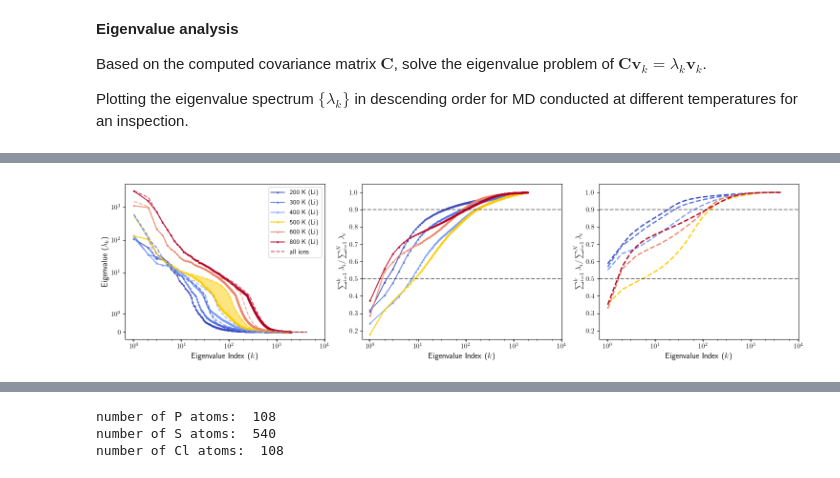
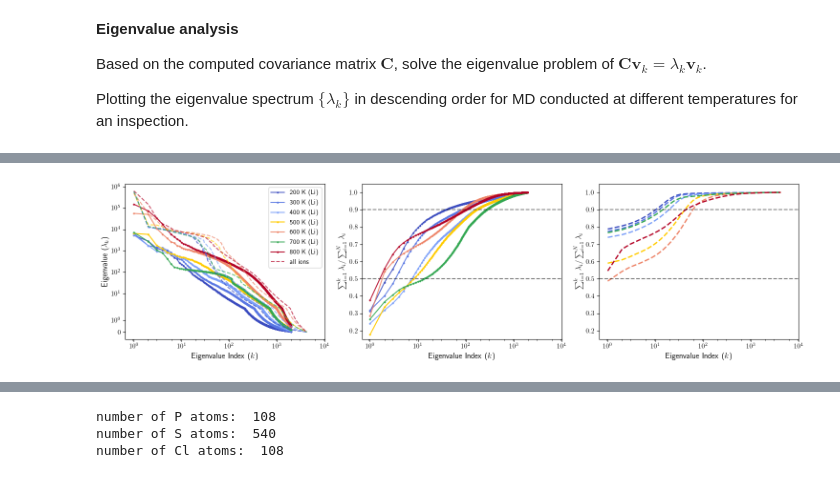
Before and after one commit to yangjackie/diffuser, a Jupyter notebook: essential_dynamics.ipynb, the cells around one changed output, grey strips where cells are left out. Drawn from its saved outputs; the diff is of its cells as text; code cells hidden in the pictures.

```diff
--- a/essential_dynamics.ipynb
+++ b/essential_dynamics.ipynb
@@ -25,7 +25,7 @@ def _progress(iterable, **kwargs):
     return iterable
 # %%
 # load the molecular dynamics trajectory
-traj_directory = "/Volumes/Expansion/Jack_work_data/LiPSCl-diffusion/nve_md/FT_MACE_long_traj/200_K/"
+traj_directory = "/Users/jackyang-macmini/Dropbox/Documents/projects/artificial_intelligence/LiPSCl-diffusion/nve_md/FT_MACE_long_traj/400_K/"
 all_traj_files = glob.glob(traj_directory + "nve_md_*.traj")
 traj = []
 for i in range(len(all_traj_files)):
@@ -116,7 +140,7 @@ eigenvalues_300K, eigenvectors_300K = np.linalg.eigh(covariance_matrix_300K)
 eigenvalues_400K, eigenvectors_400K = np.linalg.eigh(covariance_matrix_400K)
 eigenvalues_500K, eigenvectors_500K = np.linalg.eigh(covariance_matrix_500K)
 eigenvalues_600K, eigenvectors_600K = np.linalg.eigh(covariance_matrix_600K)
-#eigenvalues_700K, eigenvectors_700K = np.linalg.eigh(covariance_matrix_700K)
+eigenvalues_700K, eigenvectors_700K = np.linalg.eigh(covariance_matrix_700K)
 eigenvalues_800K, eigenvectors_800K = np.linalg.eigh(covariance_matrix_800K)
 
 #sort the eigenvectors according to descending order of eigenvalues
@@ -125,7 +149,7 @@ eigenvectors_300K = eigenvectors_300K[:, np.argsort(eigenvalues_300K)[::-1]]
 eigenvectors_400K = eigenvectors_400K[:, np.argsort(eigenvalues_400K)[::-1]]
 eigenvectors_500K = eigenvectors_500K[:, np.argsort(eigenvalues_500K)[::-1]]
 eigenvectors_600K = eigenvectors_600K[:, np.argsort(eigenvalues_600K)[::-1]]
-#eigenvectors_700K = eigenvectors_700K[:, np.argsort(eigenvalues_700K)[::-1]]
+eigenvectors_700K = eigenvectors_700K[:, np.argsort(eigenvalues_700K)[::-1]]
 eigenvectors_800K = eigenvectors_800K[:, np.argsort(eigenvalues_800K)[::-1]]
 
 #pick a color from the matplotlib colormap for each temperature
@@ -144,7 +168,7 @@ ax[0].plot([i+1 for i in range(len(eigenvalues_300K))], np.sort(eigenvalues_300K
 ax[0].plot([i+1 for i in range(len(eigenvalues_400K))], np.sort(eigenvalues_400K, axis=None)[::-1],'o-', c=color_400K, label='400 K',alpha=0.7,markersize=2)
 ax[0].plot([i+1 for i in range(len(eigenvalues_500K))], np.sort(eigenvalues_500K, axis=None)[::-1],'o-', c=color_500K, label='500 K',alpha=0.7,markersize=2)
 ax[0].plot([i+1 for i in range(len(eigenvalues_600K))], np.sort(eigenvalues_600K, axis=None)[::-1],'o-', c=color_600K, label='600 K',alpha=0.7,markersize=2)
-#ax[0].plot([i+1 for i in range(len(eigenvalues_700K))], np.sort(eigenvalues_700K, axis=None)[::-1],'o-', c=color_700K, label='700 K',alpha=0.7,markersize=2)
+ax[0].plot([i+1 for i in range(len(eigenvalues_700K))], np.sort(eigenvalues_700K, axis=None)[::-1],'o-', c=color_700K, label='700 K',alpha=0.7,markersize=2)
 ax[0].plot([i+1 for i in range(len(eigenvalues_800K))], np.sort(eigenvalues_800K, axis=None)[::-1],'o-', c=color_800K, label='800 K',alpha=0.7,markersize=2)
 
 ax[0].set_yscale("symlog")
@@ -159,7 +183,7 @@ _eigenvalues_600K = np.sort(eigenvalues_600K, axis=None)[::-1]
 _eigenvalues_300K = np.sort(eigenvalues_300K, axis=None)[::-1]
 _eigenvalues_500K = np.sort(eigenvalues_500K, axis=None)[::-1]
 _eigenvalues_400K = np.sort(eigenvalues_400K, axis=None)[::-1]
-#_eigenvalues_700K = np.sort(eigenvalues_700K, axis=None)[::-1]
+_eigenvalues_700K = np.sort(eigenvalues_700K, axis=None)[::-1]
 _eigenvalues_800K = np.sort(eigenvalues_800K, axis=None)[::-1]
 
 ax[1].plot([i+1 for i in range(len(eigenvalues_200K))], [np.sum(_eigenvalues_200K[:i+1])/np.sum(eigenvalues_200K) for i in range(len(eigenvalues_200K))],'-o', c=color_200K, label='200 K',alpha=0.7,markersize=2)
@@ -167,7 +191,7 @@ ax[1].plot([i+1 for i in range(len(eigenvalues_300K))], [np.sum(_eigenvalues_300
 ax[1].plot([i+1 for i in range(len(eigenvalues_400K))], [np.sum(_eigenvalues_400K[:i+1])/np.sum(eigenvalues_400K) for i in range(len(eigenvalues_400K))],'-o', c=color_400K, label='400 K',alpha=0.7,markersize=2)
 ax[1].plot([i+1 for i in range(len(eigenvalues_500K))], [np.sum(_eigenvalues_500K[:i+1])/np.sum(eigenvalues_500K) for i in range(len(eigenvalues_500K))],'-o', c=color_500K, label='500 K',alpha=0.7,markersize=2)
 ax[1].plot([i+1 for i in range(len(eigenvalues_600K))], [np.sum(_eigenvalues_600K[:i+1])/np.sum(eigenvalues_600K) for i in range(len(eigenvalues_600K))],'-o', c=color_600K, label='600 K',alpha=0.7,markersize=2)
-#ax[1].plot([i+1 for i in range(len(eigenvalues_700K))], [np.sum(_eigenvalues_700K[:i+1])/np.sum(eigenvalues_700K) for i in range(len(eigenvalues_700K))],'-o', c=color_700K, label='700 K',alpha=0.7,markersize=2)
+ax[1].plot([i+1 for i in range(len(eigenvalues_700K))], [np.sum(_eigenvalues_700K[:i+1])/np.sum(eigenvalues_700K) for i in range(len(eigenvalues_700K))],'-o', c=color_700K, label='700 K',alpha=0.7,markersize=2)
 ax[1].plot([i+1 for i in range(len(eigenvalues_800K))], [np.sum(_eigenvalues_800K[:i+1])/np.sum(eigenvalues_800K) for i in range(len(eigenvalues_800K))],'-o', c=color_800K, label='800 K',alpha=0.7,markersize=2)
 ax[1].set_xscale("log")
 #ax[1].set_yscale("log")
@@ -185,7 +209,7 @@ plt.show()
 # repeat the above analysis but for particular sublattice only
 element = "Li"
 input_atom_order = read(
-    "/Users/jackyang-macmini/OneDrive - UNSW/Documents/Projects/artificial_intelligence/LiPSCl-diffusion/nve_md/FT_MACE_long_traj/600_K/CONTCAR"
+    "/Users/jackyang-macmini/Dropbox/Documents/projects/artificial_intelligence/LiPSCl-diffusion/nve_md/FT_MACE_long_traj/600_K/CONTCAR"
 ).get_chemical_symbols()
 element_indices = [i for i, symbol in enumerate(input_atom_order) if symbol == element]
 element_indices = list(np.array([[3 * i, 3 * i + 1, 3 * i + 2] for i in element_indices]).reshape(-1))
@@ -199,7 +223,7 @@ color_300K = colors[1]
 color_400K = colors[2]
 color_500K = "#FFCC00"
 color_600K = colors[8]
-color_700K = colors[9]
+color_700K = "#34A853"
 color_800K = colors[10]
 
 # now in the covariance matrix, only keep the rows and columns corresponding to the Li sublattice
@@ -208,22 +232,23 @@ covariance_matrix_300K_element = covariance_matrix_300K[np.ix_(element_indices,
 covariance_matrix_400K_element = covariance_matrix_400K[np.ix_(element_indices, element_indices)]
 covariance_matrix_500K_element = covariance_matrix_500K[np.ix_(element_indices, element_indices)]
 covariance_matrix_600K_element = covariance_matrix_600K[np.ix_(element_indices, element_indices)]
-#covariance_matrix_700K_element = covariance_matrix_700K[np.ix_(element_indices, element_indices)]
+covariance_matrix_700K_element = covariance_matrix_700K[np.ix_(element_indices, element_indices)]
 covariance_matrix_800K_element = covariance_matrix_800K[np.ix_(element_indices, element_indices)]
 eigenvalues_200K_element, eigenvectors_200K_element = np.linalg.eigh(covariance_matrix_200K_element)
 eigenvalues_300K_element, eigenvectors_300K_element = np.linalg.eigh(covariance_matrix_300K_element)
 eigenvalues_400K_element, eigenvectors_400K_element = np.linalg.eigh(covariance_matrix_400K_element)
 eigenvalues_500K_element, eigenvectors_500K_element = np.linalg.eigh(covariance_matrix_500K_element)
 eigenvalues_600K_element, eigenvectors_600K_element = np.linalg.eigh(covariance_matrix_600K_element)
-# eigenvalues_700K_element, eigenvectors_700K_element = np.linalg.eigh(covariance_matrix_700K_element)
+eigenvalues_700K_element, eigenvectors_700K_element = np.linalg.eigh(covariance_matrix_700K_element)
 eigenvalues_800K_element, eigenvectors_800K_element = np.linalg.eigh(covariance_matrix_800K_element)
+
 # sort the eigenvectors according to descending order of eigenvalues
 eigenvectors_200K_element = eigenvectors_200K_element[:, np.argsort(eigenvalues_200K_element)[::-1]]
 eigenvectors_300K_element = eigenvectors_300K_element[:, np.argsort(eigenvalues_300K_element)[::-1]]
 eigenvectors_400K_element = eigenvectors_400K_element[:, np.argsort(eigenvalues_400K_element)[::-1]]
 eigenvectors_500K_element = eigenvectors_500K_element[:, np.argsort(eigenvalues_500K_element)[::-1]]
 eigenvectors_600K_element = eigenvectors_600K_element[:, np.argsort(eigenvalues_600K_element)[::-1]]
-# eigenvectors_700K_element = eigenvectors_700K_element[:, np.argsort(eigenvalues_700K_element)[::-1]]
+eigenvectors_700K_element = eigenvectors_700K_element[:, np.argsort(eigenvalues_700K_element)[::-1]]
 eigenvectors_800K_element = eigenvectors_800K_element[:, np.argsort(eigenvalues_800K_element)[::-1]]
 # plot the eigenvalues for the Li sublattice only, using a different color for each temperature
 
@@ -234,7 +259,7 @@ ax[0].plot([i+1 for i in range(len(eigenvalues_300K_element))], np.sort(eigenval
 ax[0].plot([i+1 for i in range(len(eigenvalues_400K_element))], np.sort(eigenvalues_400K_element, axis=None)[::-1],'o-', c=color_400K, label='400 K ('+element+')',alpha=0.9,markersize=2)
 ax[0].plot([i+1 for i in range(len(eigenvalues_500K_element))], np.sort(eigenvalues_500K_element, axis=None)[::-1],'o-', c=color_500K, label='500 K ('+element+')',alpha=1,markersize=2)
 ax[0].plot([i+1 for i in range(len(eigenvalues_600K_element))], np.sort(eigenvalues_600K_element, axis=None)[::-1],'o-', c=color_600K, label='600 K ('+element+')',alpha=0.9,markersize=2)
-# ax[0].plot([i+1 for i in range(len(eigenvalues_700K_element))], np.sort(eigenvalues_700K_element, axis=None)[::-1],'o-', c=color_700K, label='700 K ('+element+')',alpha=0.9,markersize=2)
+ax[0].plot([i+1 for i in range(len(eigenvalues_700K_element))], np.sort(eigenvalues_700K_element, axis=None)[::-1],'o-', c=color_700K, label='700 K ('+element+')',alpha=0.9,markersize=2)
 ax[0].plot([i+1 for i in range(len(eigenvalues_800K_element))], np.sort(eigenvalues_800K_element, axis=None)[::-1],'o-', c=color_800K, label='800 K ('+element+')',alpha=0.9,markersize=2)
 
 ax[0].plot([i + 1 for i in range(len(eigenvalues_200K))], np.sort(eigenvalues_200K, axis=None)[::-1], "--", c=color_200K,  alpha=0.7)
@@ -242,17 +267,26 @@ ax[0].plot([i + 1 for i in range(len(eigenvalues_300K))], np.sort(eigenvalues_30
 ax[0].plot([i + 1 for i in range(len(eigenvalues_400K))], np.sort(eigenvalues_400K, axis=None)[::-1], "--", c=color_400K, alpha=0.7)
 ax[0].plot([i + 1 for i in range(len(eigenvalues_500K))], np.sort(eigenvalues_500K, axis=None)[::-1], "--", c=color_500K, alpha=0.7)
 ax[0].plot([i + 1 for i in range(len(eigenvalues_600K))], np.sort(eigenvalues_600K, axis=None)[::-1], "--", c=color_600K, alpha=0.7)
-# ax[0].plot([i + 1 for i in range(len(eigenvalues_700K))], np.sort(eigenvalues_700K, axis=None)[::-1], "--", c='k', alpha=0.7)
+ax[0].plot([i + 1 for i in range(len(eigenvalues_700K))], np.sort(eigenvalues_700K, axis=None)[::-1], "--", c=color_700K, alpha=0.7)
 ax[0].plot([i + 1 for i in range(len(eigenvalues_800K))], np.sort(eigenvalues_800K, axis=None)[::-1], "--", c=color_800K, label="all ions", alpha=0.7)
 
-x_indices = [i+1 for i in range(len(eigenvalues_200K_element)) if i+1>= 10 and i+1 <= 300]
-ax[0].fill_between(
-    x_indices,
-    [np.sort(eigenvalues_500K_element, axis=None)[::-1][i] for i in range(len(eigenvalues_500K_element)) if i + 1 >= 10 and i + 1 <= 300],
-    [np.sort(eigenvalues_500K, axis=None)[::-1][i] for i in range(len(eigenvalues_500K)) if i + 1 >= 10 and i + 1 <= 300],
-    color=color_500K,
-    alpha=0.5,
-)
+#x_indices = [i+1 for i in range(len(eigenvalues_200K_element)) if i+1>= 10 and i+1 <= 300]
+#ax[0].fill_between(
+#    x_indices,
+#    [np.sort(eigenvalues_500K_element, axis=None)[::-1][i] for i in range(len(eigenvalues_500K_element)) if i + 1 >= 10 and i + 1 <= 300],
+#    [np.sort(eigenvalues_500K, axis=None)[::-1][i] for i in range(len(eigenvalues_500K)) if i + 1 >= 10 and i + 1 <= 300],
+#    color=color_500K,
+#    alpha=0.5,
+#)
+
+#x_indices = [i + 1 for i in range(len(eigenvalues_200K_element)) if i + 1 >= 1 and i + 1 <= 15]
+#ax[0].fill_between(
+#    x_indices,
+#    [np.sort(eigenvalues_700K_element, axis=None)[::-1][i] for i in range(len(eigenvalues_700K_element)) if i + 1 >= 1 and i + 1 <= 15],
+#    [np.sort(eigenvalues_700K, axis=None)[::-1][i] for i in range(len(eigenvalues_700K)) if i + 1 >= 1 and i + 1 <= 15],
+#    color=color_700K,
+#    alpha=0.5,
+#)
 
 
 ax[0].set_yscale("symlog")
@@ -270,14 +304,14 @@ _eigenvalues_300K_element = np.sort(eigenvalues_300K_element, axis=None)[::-1]
 _eigenvalues_600K_element = np.sort(eigenvalues_600K_element, axis=None)[::-1]
 _eigenvalues_400K_element = np.sort(eigenvalues_400K_element, axis=None)[::-1]
 _eigenvalues_500K_element = np.sort(eigenvalues_500K_element, axis=None)[::-1]
-# _eigenvalues_700K_element = np.sort(eigenvalues_700K_element, axis=None)[::-1]
+_eigenvalues_700K_element = np.sort(eigenvalues_700K_element, axis=None)[::-1]
 _eigenvalues_800K_element = np.sort(eigenvalues_800K_element, axis=None)[::-1]
 ax[1].plot([i+1 for i in range(len(eigenvalues_200K_element))], [np.sum(_eigenvalues_200K_element[:i+1])/np.sum(eigenvalues_200K_element) for i in range(len(eigenvalues_200K_element))],'-o', c=color_200K, label='200 K ('+element+')',alpha=0.9,markersize=2)
 ax[1].plot([i+1 for i in range(len(eigenvalues_300K_element))], [np.sum(_eigenvalues_300K_element[:i+1])/np.sum(eigenvalues_300K_element) for i in range(len(eigenvalues_300K_element))],'-o', c=color_300K, label='300 K ('+element+')',alpha=0.9,markersize=2)
 ax[1].plot([i+1 for i in range(len(eigenvalues_400K_element))], [np.sum(_eigenvalues_400K_element[:i+1])/np.sum(eigenvalues_400K_element) for i in range(len(eigenvalues_400K_element))],'-o', c=color_400K, label='400 K ('+element+')',alpha=0.9,markersize=2)
 ax[1].plot([i+1 for i in range(len(eigenvalues_500K_element))], [np.sum(_eigenvalues_500K_element[:i+1])/np.sum(eigenvalues_500K_element) for i in range(len(eigenvalues_500K_element))],'-o', c=color_500K, label='500 K ('+element+')',alpha=1,markersize=2)
 ax[1].plot([i+1 for i in range(len(eigenvalues_600K_element))], [np.sum(_eigenvalues_600K_element[:i+1])/np.sum(eigenvalues_600K_element) for i in range(len(eigenvalues_600K_element))],'-o', c=color_600K, label='600 K ('+element+')',alpha=0.9,markersize=2)
-# ax[1].plot([i+1 for i in range(len(eigenvalues_700K_element))], [np.sum(_eigenvalues_700K_element[:i+1])/np.sum(eigenvalues_700K_element) for i in range(len(eigenvalues_700K_element))],'-o', c=color_700K, label='700 K ('+element+')',alpha=0.9,markersize=2)
+ax[1].plot([i+1 for i in range(len(eigenvalues_700K_element))], [np.sum(_eigenvalues_700K_element[:i+1])/np.sum(eigenvalues_700K_element) for i in range(len(eigenvalues_700K_element))],'-o', c=color_700K, label='700 K ('+element+')',alpha=0.9,markersize=2)
 ax[1].plot([i+1 for i in range(len(eigenvalues_800K_element))], [np.sum(_eigenvalues_800K_element[:i+1])/np.sum(eigenvalues_800K_element) for i in range(len(eigenvalues_800K_element))],'-o', c=color_800K, label='800 K ('+element+')',alpha=0.9,markersize=2)
 
 
@@ -286,36 +320,38 @@ ax[1].set_xticks([1, 10, 100, 1000, 10000], labels=["$10^0$", "$10^1$", "$10^2$"
 ax[1].set_xlabel('Eigenvalue Index ($k$)', fontsize=12)
 ax[1].set_ylabel('$\\sum_{i=1}^k \\lambda_i / \\sum_{i=1}^N \\lambda_i$', fontsize=12)
 ax[1].tick_params(axis='both', which='both', labelsize=10)
 # ax[1].legend()
 ax[1].axhline(0.9, c='k', ls='--', alpha=0.5)
 ax[1].axhline(0.5, c='k', ls='--', alpha=0.5)
 ax[1].set_ylim([0.15, 1.05])
 
 
 ax[2].plot([i + 1 for i in range(len(eigenvalues_200K))],[np.sum(_eigenvalues_200K[: i + 1]) / np.sum(eigenvalues_200K) for i in range(len(eigenvalues_200K))],"--",c=color_200K,markersize=2,label="total",lw=2)
 ax[2].plot([i + 1 for i in range(len(eigenvalues_300K))],[np.sum(_eigenvalues_300K[: i + 1]) / np.sum(eigenvalues_300K) for i in range(len(eigenvalues_300K))],"--",c=color_300K,markersize=2,lw=2)
 ax[2].plot([i + 1 for i in range(len(eigenvalues_400K))],[np.sum(_eigenvalues_400K[: i + 1]) / np.sum(eigenvalues_400K) for i in range(len(eigenvalues_400K))],"--",c=color_400K,markersize=2,lw=2)
 ax[2].plot([i + 1 for i in range(len(eigenvalues_500K))],[np.sum(_eigenvalues_500K[: i + 1]) / np.sum(eigenvalues_500K) for i in range(len(eigenvalues_500K))],"--",c=color_500K,markersize=2,lw=2)
 ax[2].plot([i + 1 for i in range(len(eigenvalues_600K))],[np.sum(_eigenvalues_600K[: i + 1]) / np.sum(eigenvalues_600K) for i in range(len(eigenvalues_600K))],"--",c=color_600K,markersize=2,lw=2)
-# ax[2].plot([i + 1 for i in range(len(eigenvalues_700K))],[np.sum(_eigenvalues_700K[: i + 1]) / np.sum(eigenvalues_700K) for i in range(len(eigenvalues_700K))],"--",c=color_700K,markersize=2, lw=2)
+ax[2].plot([i + 1 for i in range(len(eigenvalues_700K))],[np.sum(_eigenvalues_700K[: i + 1]) / np.sum(eigenvalues_700K) for i in range(len(eigenvalues_700K))],"--",c=color_700K,markersize=2, lw=2)
 ax[2].plot([i + 1 for i in range(len(eigenvalues_800K))],[np.sum(_eigenvalues_800K[: i + 1]) / np.sum(eigenvalues_800K) for i in range(len(eigenvalues_800K))],"--",c=color_800K,markersize=2,lw=2)
 
 ax[2].set_xscale("log", base=np.sqrt(10))
 ax[2].set_xticks([1, 10, 100, 1000, 10000], labels=["$10^0$", "$10^1$", "$10^2$", "$10^3$", "$10^4$"])
 ax[2].set_xlabel("Eigenvalue Index ($k$)", fontsize=12)
 ax[2].set_ylabel("$\\sum_{i=1}^k \\lambda_i / \\sum_{i=1}^N \\lambda_i$", fontsize=12)
 ax[2].tick_params(axis="both", which="both", labelsize=10)
 # ax[2].legend()
 ax[2].set_ylim([0.15,1.05])
 ax[2].axhline(0.9, c="k", ls="--", alpha=0.5)
 ax[2].axhline(0.5, c="k", ls="--", alpha=0.5)
 
 
 plt.tight_layout()
-plt.savefig("/Users/jackyang-macmini/OneDrive - UNSW/Documents/Projects/artificial_intelligence/LiPSCl-diffusion/nve_md_essential_dynamics_analysis.pdf")
+plt.savefig(
+    "/Users/jackyang-macmini/Dropbox/Documents/projects/artificial_intelligence/LiPSCl-diffusion-documents/nve_md_essential_dynamics_analysis.pdf"
+)
 plt.show()
 # %% [output]
-[figure, old version]
+[figure, new version]
 # %%
 covariance_matrix_200_element_framework = covariance_matrix_200K[np.ix_(element_indices, framework_indices)]
 covariance_matrix_300_element_framework = covariance_matrix_300K[np.ix_(element_indices, framework_indices)]
```
Also changed, not shown: parts of 9 cells of this notebook, 2 other files.
